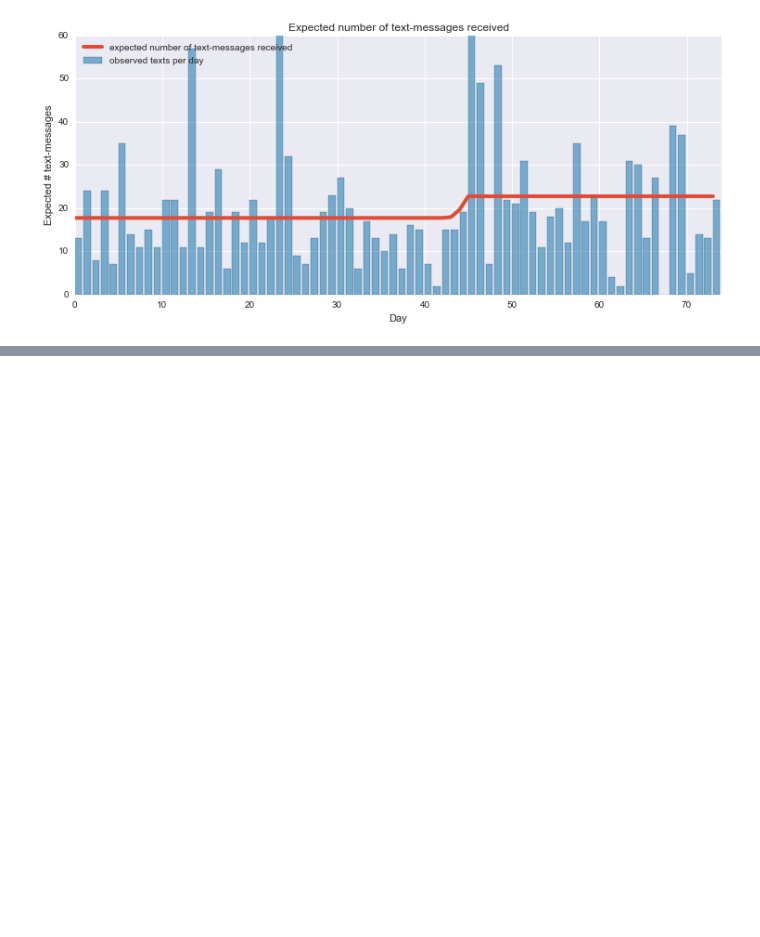
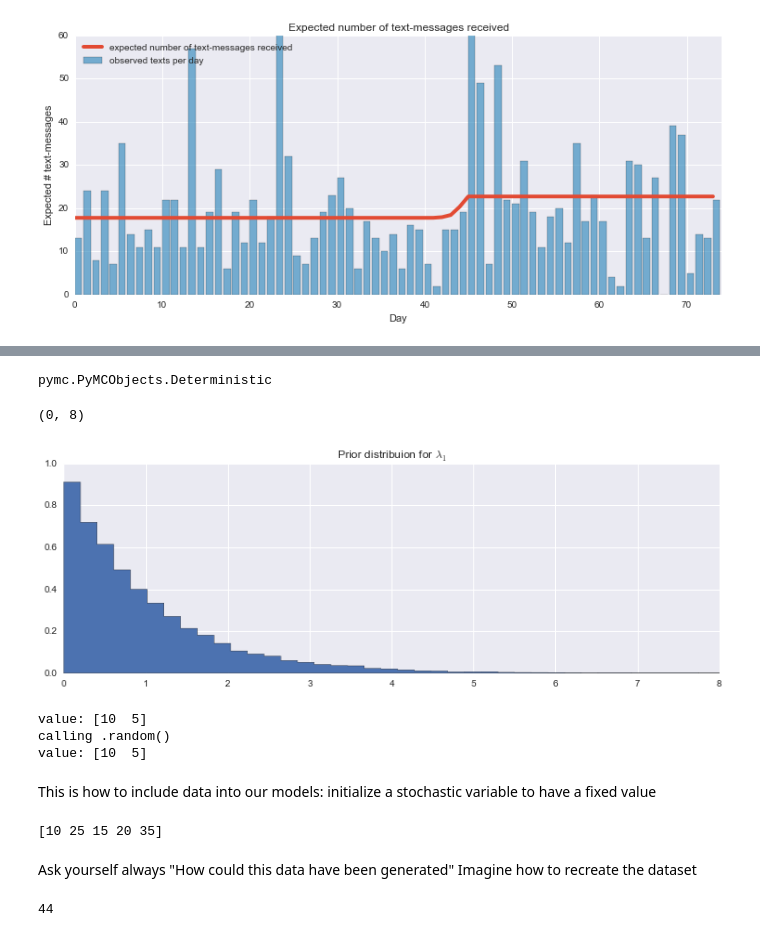
Before and after one commit to jgerardsimcock/Prob_for_Hackers, a Jupyter notebook: Chap1.ipynb, the cells around one changed output, grey strips where cells are left out. Cells and saved outputs as stored; diff of their text form; code cells hidden in the pictures; blank space fills up the shorter version.

Commit message:
add simulation

```diff
--- a/Chap1.ipynb
+++ b/Chap1.ipynb
@@ -142,0 +146,23 @@ lambda_1_samples[0:45].mean()
+# %%
+#PyMC deals with Stochastic and Deterministic variables
+
+#Stochastic classes: Poisson, Exponential, DiscreteUniform
+#Initialize Stochastic Vars by indicating a class type
+lambda_1 = pm.Exponential("lambda_1", 1) #prior on first regime
+lambda_2 = pm.Exponential("lambda_2", 1) #prior on second regime
+tau = pm.DiscreteUniform("tau", lower=0, upper=10) #prior on regime change
+
+
+print "lambda_1.value = %.3f" % lambda_1.value
+print "lambda_2.value = %.3f" % lambda_2.value
+print "tau.value = %.3f" % tau.value
+print
+
+#Now call random on the stochastic vars
+
+lambda_1.random(), lambda_2.random(), tau.random()
+
+
+print "lambda_1.value = %.3f" % lambda_1.value
+print "lambda_2.value = %.3f" % lambda_2.value
+print "tau.value = %.3f" % tau.value
@@ -142,0 +177,5 @@ lambda_1_samples[0:45].mean()
+# %%
+#running elementary operations creates deterministic vars
+type(lambda_1 + lambda_2)
+# %% [output]
+pymc.PyMCObjects.Deterministic
@@ -142,0 +198,36 @@ lambda_1_samples[0:45].mean()
+# %%
+%matplotlib inline
+from IPython.core.pylabtools import figsize
+from matplotlib import pyplot as plt
+figsize(12.5, 4)
+
+samples = [lambda_1.random() for i in range(20000)]
+plt.hist(samples,bins = 70, normed = True, histtype="stepfilled")
+plt.title("Prior distribuion for $\lambda_1$")
+plt.xlim(0,8)
+# %% [output]
+(0, 8)
+[figure, added]
+# %%
+data = np.array([10,5])
+
+fixed_variable = pm.Poisson("fxd", 1, value=data, observed=True)
+print "value:", fixed_variable.value
+print "calling .random()"
+fixed_variable.random()
+
+print "value:", fixed_variable.value
+
+#As we see that when we set observed=True it sets the "value" param
+# %% [output]
+value: [10  5]
+calling .random()
+value: [10  5]
+# %% [markdown]
+This is how to include data into our models: initialize a stochastic variable to have a fixed value
+# %%
+data = np.array([10,25,15,20,35])
+obs = pm.Poisson("obs", lambda_, value=data, observed=True)
+print obs.value
+# %% [output]
+[10 25 15 20 35]
@@ -142,0 +239,11 @@ lambda_1_samples[0:45].mean()
+# %% [markdown]
+Ask yourself always "How could this data have been generated"
+Imagine how to recreate the dataset
+# %%
+#Lets see if we can recreate our dataset with in the spirit of a
+#Monte Carlo Simulation
+tau = pm.rdiscrete_uniform(0,80)
+print tau
+#tau is random
+# %% [output]
+44
```
Also changed, not shown: parts of 17 cells of this notebook.
